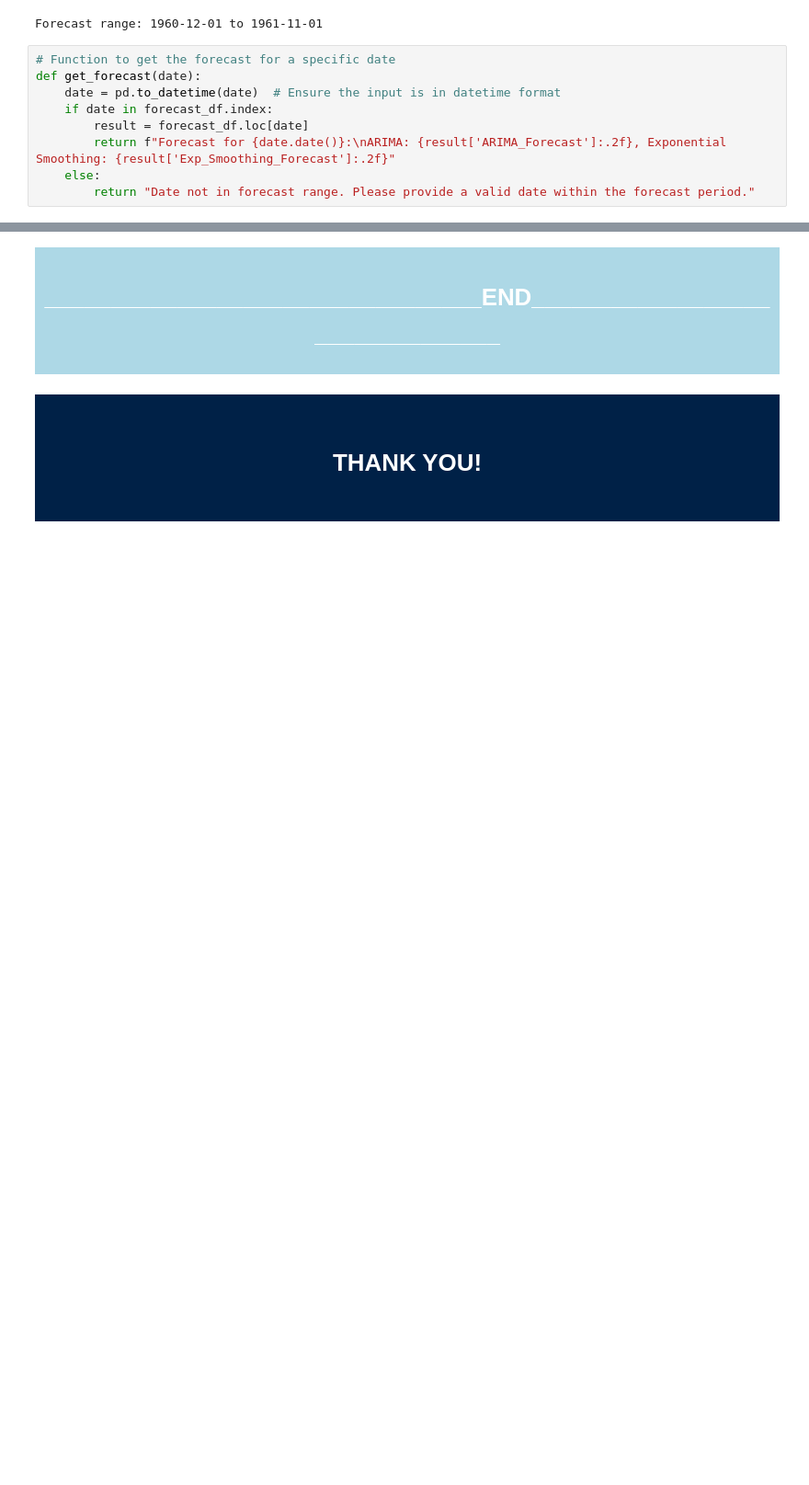
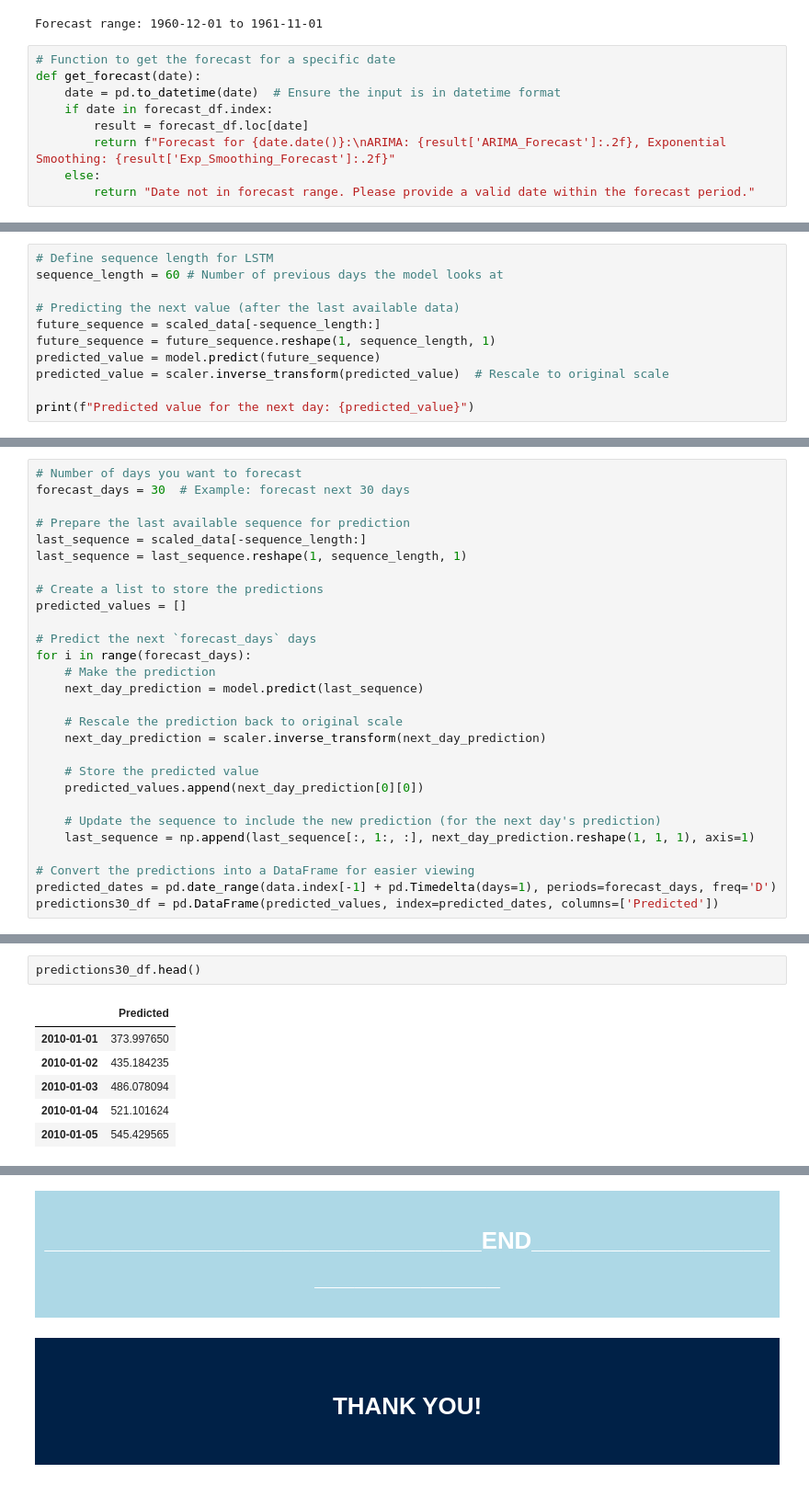
Before and after one commit to devidrees/Data-Analytix-Content-Prep, a Jupyter notebook: Main content day wise/Week 9/Day 35/Advanced Time Series Techniques.ipynb, the cells around one changed output, grey strips where cells are left out. Shown at 92% size. Cells and saved outputs as stored; diff of their text form; blank space fills up the shorter version.

```diff
--- a/Main content day wise/Week 9/Day 35/Advanced Time Series Techniques.ipynb
+++ b/Main content day wise/Week 9/Day 35/Advanced Time Series Techniques.ipynb
@@ -210,0 +420,11 @@ print(get_forecast(user_date))
+# %%
+# Define sequence length for LSTM
+sequence_length = 60 # Number of previous days the model looks at
+
+# Predicting the next value (after the last available data)
+future_sequence = scaled_data[-sequence_length:]
+future_sequence = future_sequence.reshape(1, sequence_length, 1)
+predicted_value = model.predict(future_sequence)
+predicted_value = scaler.inverse_transform(predicted_value)  # Rescale to original scale
+
+print(f"Predicted value for the next day: {predicted_value}")
@@ -210,0 +436,28 @@ print(get_forecast(user_date))
+# %%
+# Number of days you want to forecast
+forecast_days = 30  # Example: forecast next 30 days
+
+# Prepare the last available sequence for prediction
+last_sequence = scaled_data[-sequence_length:]
+last_sequence = last_sequence.reshape(1, sequence_length, 1)
+
+# Create a list to store the predictions
+predicted_values = []
+
+# Predict the next `forecast_days` days
+for i in range(forecast_days):
+    # Make the prediction
+    next_day_prediction = model.predict(last_sequence)
+
+    # Rescale the prediction back to original scale
+    next_day_prediction = scaler.inverse_transform(next_day_prediction)
+
+    # Store the predicted value
+    predicted_values.append(next_day_prediction[0][0])
+
+    # Update the sequence to include the new prediction (for the next day's prediction)
+    last_sequence = np.append(last_sequence[:, 1:, :], next_day_prediction.reshape(1, 1, 1), axis=1)
+
+# Convert the predictions into a DataFrame for easier viewing
+predicted_dates = pd.date_range(data.index[-1] + pd.Timedelta(days=1), periods=forecast_days, freq='D')
+predictions30_df = pd.DataFrame(predicted_values, index=predicted_dates, columns=['Predicted'])
@@ -211,2 +482,11 @@ print(get_forecast(user_date))
+# %%
+predictions30_df.head()
+# %% [output]
+|  | Predicted |
+| 2010-01-01 | 373.997650 |
+| 2010-01-02 | 435.184235 |
+| 2010-01-03 | 486.078094 |
+| 2010-01-04 | 521.101624 |
+| 2010-01-05 | 545.429565 |
 # %% [markdown]
 <div style="background-color: lightgreen; color: black; padding: 4px;">
```
Also changed, not shown: parts of 59 cells of this notebook, 1 other file.
